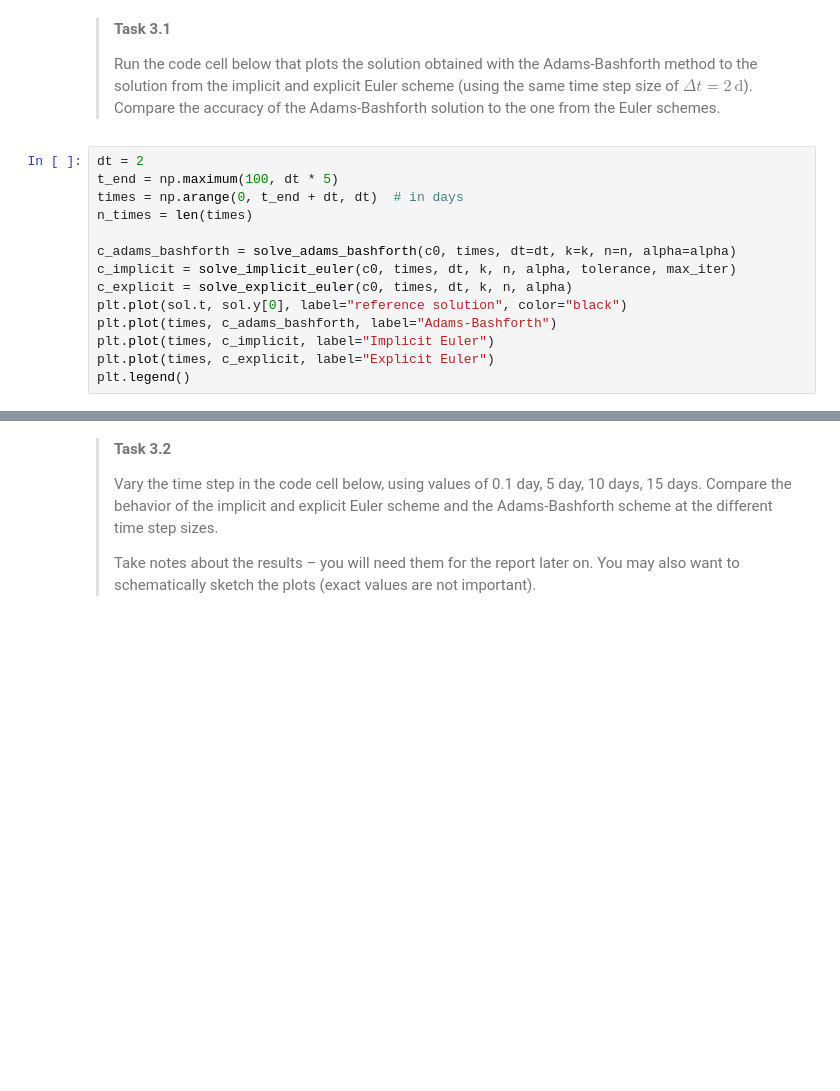
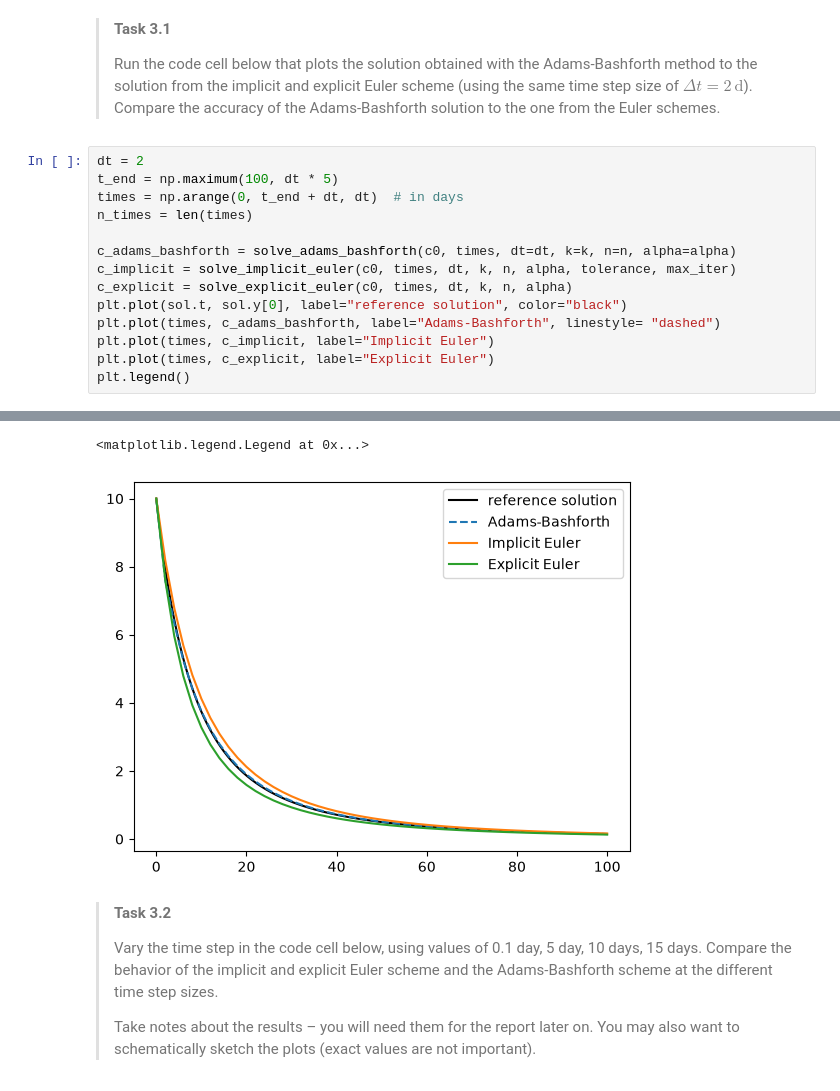
Before and after one commit to candicehabay11/GA1.3, a Jupyter notebook: contaminant_degradation.ipynb, the cells around one changed output, grey strips where cells are left out. Drawn from its saved outputs; the diff is of its cells as text; blank space fills up the shorter version.

```diff
--- a/contaminant_degradation.ipynb
+++ b/contaminant_degradation.ipynb
@@ -354,7 +381,8 @@ c_adams_bashforth = solve_adams_bashforth(c0, times, dt=dt, k=k, n=n, alpha=alph
 c_implicit = solve_implicit_euler(c0, times, dt, k, n, alpha, tolerance, max_iter)
 c_explicit = solve_explicit_euler(c0, times, dt, k, n, alpha)
 plt.plot(sol.t, sol.y[0], label="reference solution", color="black")
-plt.plot(times, c_adams_bashforth, label="Adams-Bashforth")
+plt.plot(times, c_adams_bashforth, label="Adams-Bashforth", linestyle= "dashed")
 plt.plot(times, c_implicit, label="Implicit Euler")
 plt.plot(times, c_explicit, label="Explicit Euler")
 plt.legend()
+# %% [output]
@@ -361,3 +406,5 @@ plt.legend()
+<matplotlib.legend.Legend at 0x...>
+[figure, added]
 # %% [markdown]
 
 > **Task 3.2**
```
Also changed, not shown: parts of 4 cells of this notebook.
